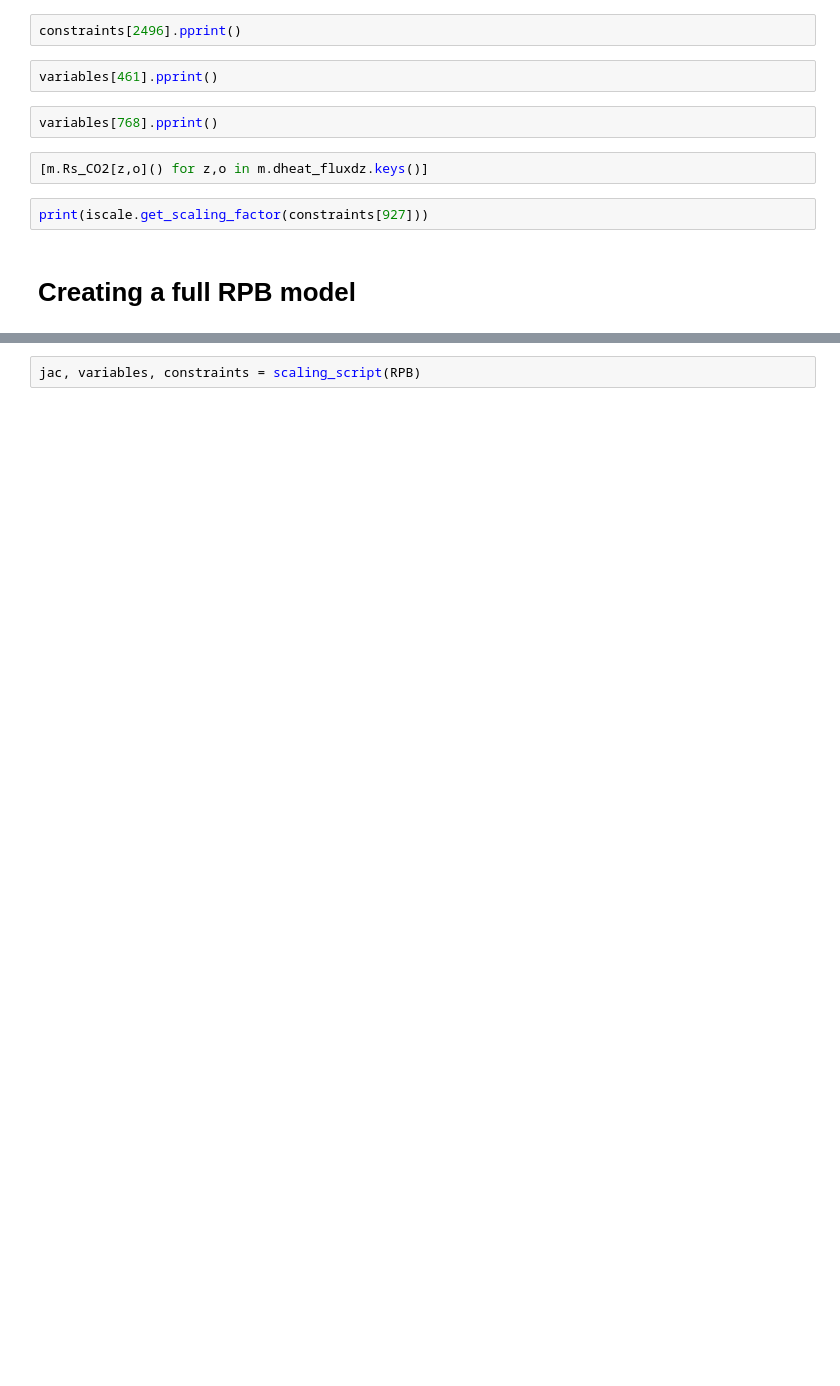
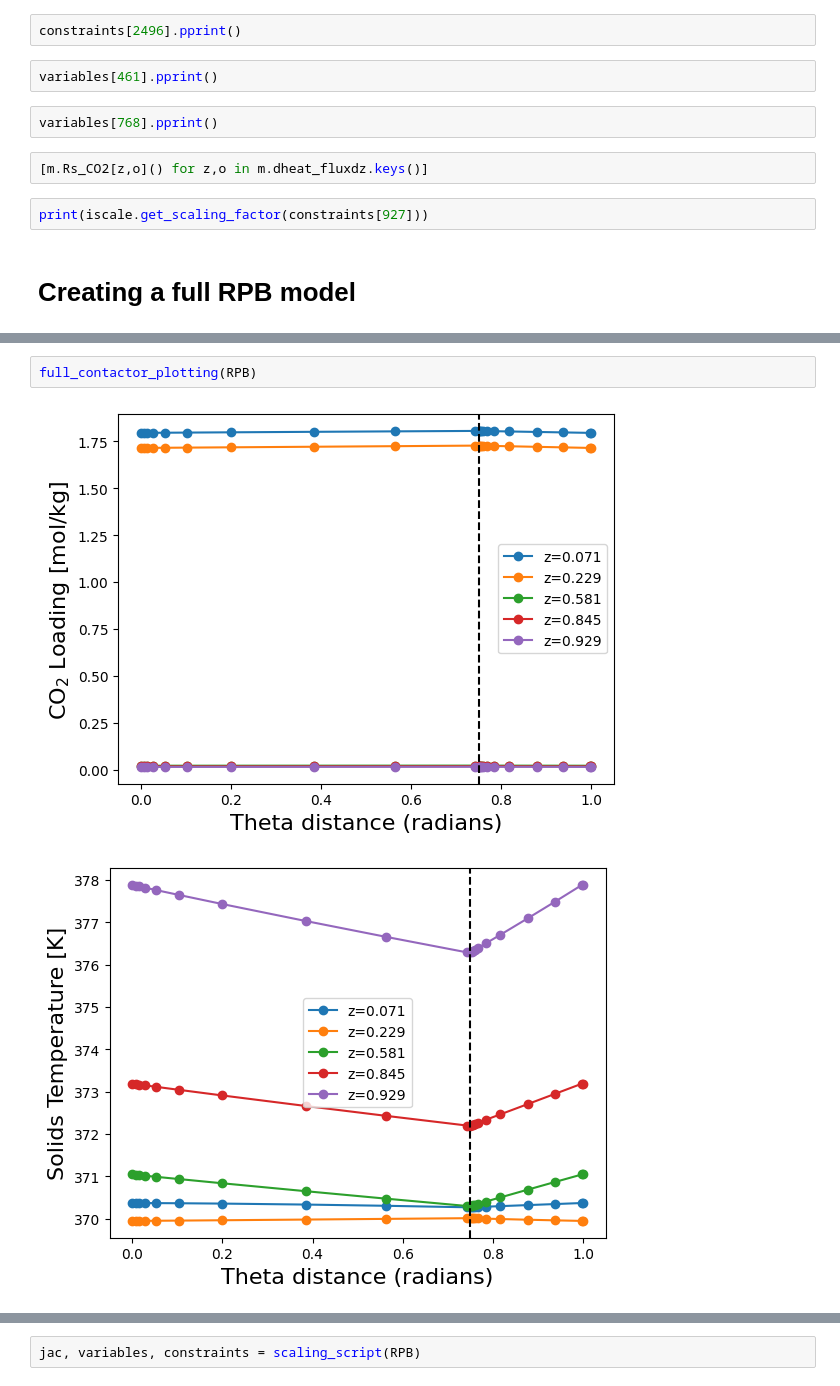
Before and after one commit to CCSI-Toolset/fixed_bed_adsorption, a Jupyter notebook: Rotary packed bed/RPB_notebook.ipynb, the cells around one changed output, grey strips where cells are left out. Drawn from its saved outputs; the diff is of its cells as text; blank space fills up the shorter version.

```diff
--- a/Rotary packed bed/RPB_notebook.ipynb
+++ b/Rotary packed bed/RPB_notebook.ipynb
@@ -97,0 +153,5 @@ report(RPB)
+# %%
+full_contactor_plotting(RPB)
+# %% [output]
+[figure, added]
+[figure, added]
```
Also changed, not shown: parts of 55 cells of this notebook, 1 other file.
